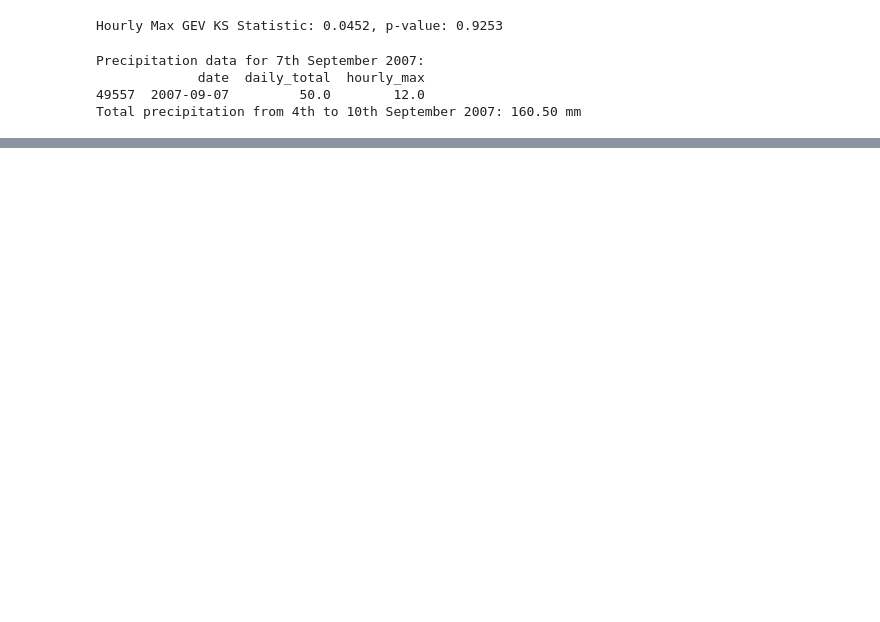
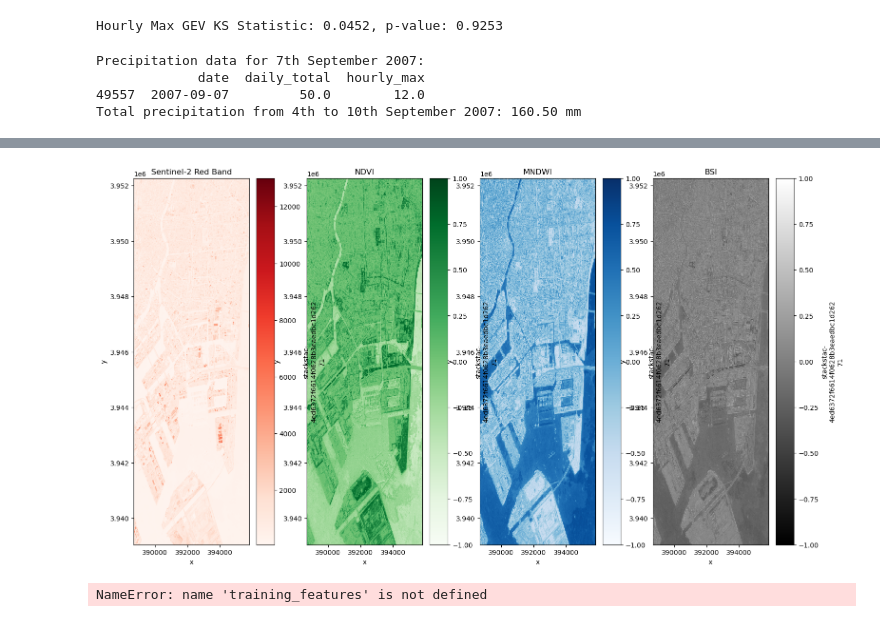
Before and after one commit to foozdemiroglu-gif/MP411-Tokyo, a Jupyter notebook: Hydraulic_analysis.ipynb, the cells around one changed output, grey strips where cells are left out. Saved outputs shown, nothing was run; the diff lists cells and outputs as text; code cells hidden in the pictures; blank space fills up the shorter version.

```diff
--- a/Hydraulic_analysis.ipynb
+++ b/Hydraulic_analysis.ipynb
@@ -826,0 +872,42 @@ Estimated rainfall for a return period of 280 years: 689.19 mm
+# %%
+# Extracting bands and calculating land surface indices
+blue = composite.sel(band="B02")
+green = composite.sel(band="B03")
+red = composite.sel(band="B04")
+nir = composite.sel(band="B08")
+swir1 = composite.sel(band="B11")
+swir2 = composite.sel(band="B12")
+
+ndvi = (nir - red) / (nir + red)
+mndwi = (green - swir1) / (green + swir1)
+ndbi = (swir1 - nir) / (swir1 + nir)
+bsi = ((swir1 + red) - (nir + blue)) / ((swir1 + red) + (nir + blue))
+# %%
+#plotting the calculated indices
+fig, axes = plt.subplots(1, 4, figsize=(18, 10))
+
+red.plot.imshow(ax=axes[0], cmap="Reds") # Plotting the Sentinel-2 Red Band showing the urban areas of Koto City
+axes[0].set_title("Sentinel-2 Red Band")
+
+ndvi.plot.imshow(ax=axes[1], cmap="Greens", vmin=-1, vmax=1)
+axes[1].set_title("NDVI")
+
+mndwi.plot.imshow(ax=axes[2], cmap="Blues", vmin=-1, vmax=1)
+axes[2].set_title("MNDWI")
+
+bsi.plot.imshow(ax=axes[3], cmap="gray", vmin=-1, vmax=1)
+axes[3].set_title("BSI")
+
+plt.show()
+# %% [output]
+[figure, added]
+# %%
+#Setting up random forest classifier for land cover classification
+features = ["blue", "green", "red", "nir", "swir1", "swir2","ndvi", "mndwi", "ndbi", "bsi"]
+
+classifier = RandomForestClassifier(n_estimators=300, random_state=42, class_weight="balanced")
+
+classifier.fit(training_features, training_labels)
+classified = classifier.predict(image_features)
+# %% [output]
+NameError: name 'training_features' is not defined
```
Also changed, not shown: parts of 21 cells of this notebook, 9 other files.
